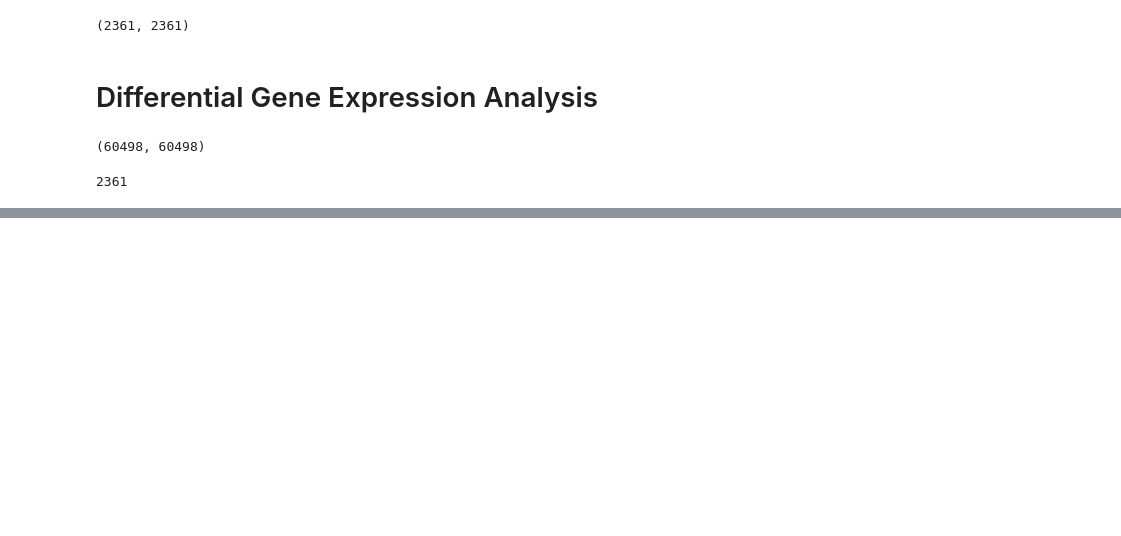
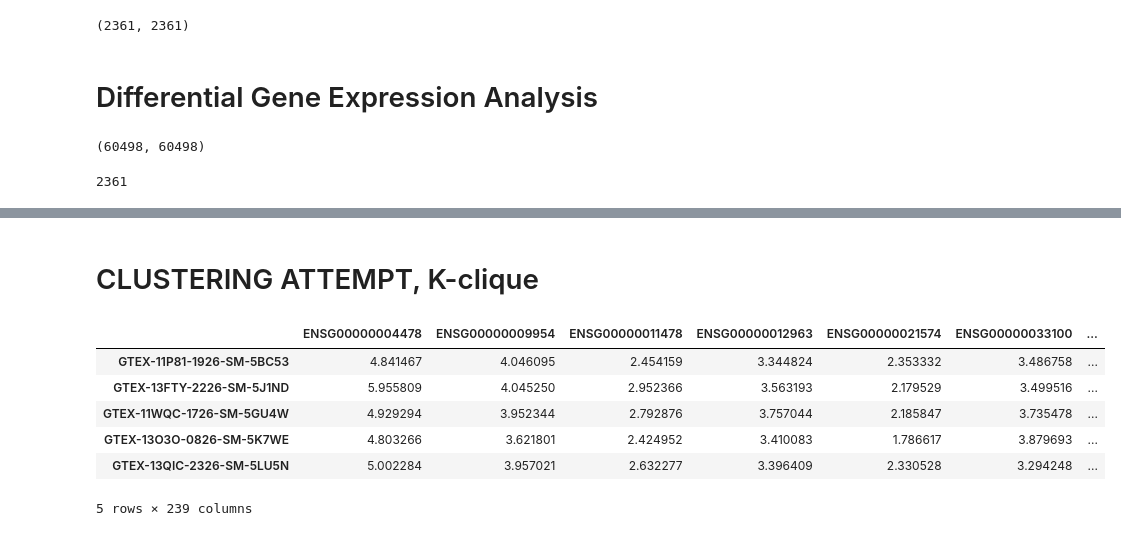
Before and after one commit to alexwdong/CancerInformatics, a Jupyter notebook: gene_selection.ipynb, the cells around one changed output, grey strips where cells are left out. Cells and saved outputs as stored; diff of their text form; code cells hidden in the pictures; blank space fills up the shorter version.

Commit message:
adding clustering with k-clique partitions

```diff
--- a/gene_selection.ipynb
+++ b/gene_selection.ipynb
@@ -173 +181,9 @@ healthy_breast_df = pd.read_csv('../breast_ge_healthy.csv',index_col=0)
 healthy_breast_df = healthy_breast_df.set_index('sample').T
+# %%
+def rescale_log(x):
+    '''
+    The GTEX data uses log_2(fpkm+.001), while the TCGA data uses log_2(fpkm+1).
+    We are going to rescale the GTEX data to log_2(fpkm+.1)
+    '''
+    new_x = math.log(pow(2,x)-.001+1,2)
+    return new_x
@@ -207,0 +233,2 @@ len(gene_list), len(breast_genes_c_trunc)
+# %% [markdown]
+# CLUSTERING ATTEMPT, K-clique
@@ -207,0 +241,10 @@ len(gene_list), len(breast_genes_c_trunc)
+# %%
+healthy_breast_signif.head()
+# %% [output]
+|  | ENSG00000004478 | ENSG00000009954 | ENSG00000011478 | ENSG00000012963 | ENSG00000021574 | ENSG00000033100 | ... |
+| GTEX-11P81-1926-SM-5BC53 | 4.841467 | 4.046095 | 2.454159 | 3.344824 | 2.353332 | 3.486758 | ... |
+| GTEX-13FTY-2226-SM-5J1ND | 5.955809 | 4.045250 | 2.952366 | 3.563193 | 2.179529 | 3.499516 | ... |
+| GTEX-11WQC-1726-SM-5GU4W | 4.929294 | 3.952344 | 2.792876 | 3.757044 | 2.185847 | 3.735478 | ... |
+| GTEX-13O3O-0826-SM-5K7WE | 4.803266 | 3.621801 | 2.424952 | 3.410083 | 1.786617 | 3.879693 | ... |
+| GTEX-13QIC-2326-SM-5LU5N | 5.002284 | 3.957021 | 2.632277 | 3.396409 | 2.330528 | 3.294248 | ... |
+5 rows × 239 columns
```
Also changed, not shown: parts of 21 cells of this notebook.
